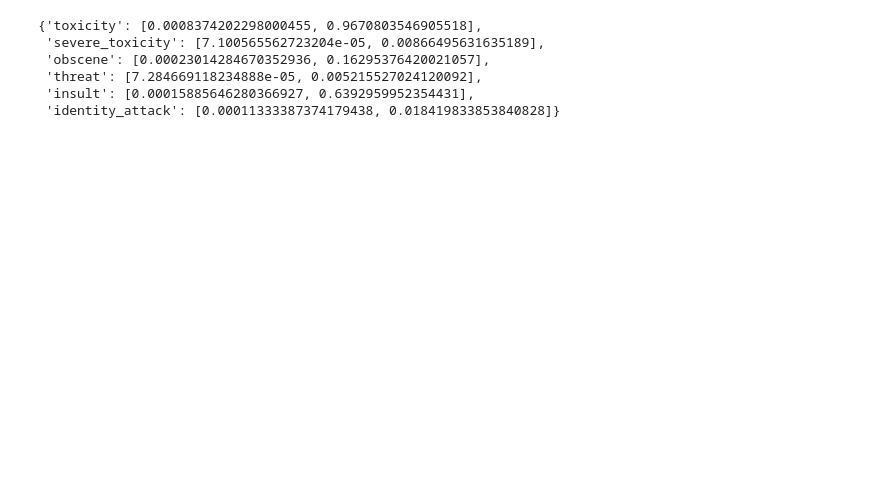
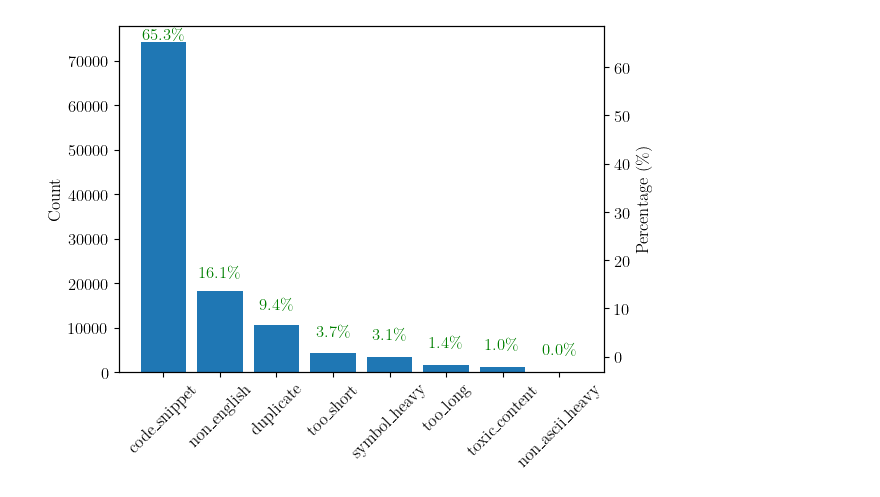
Before and after one commit to IsuraManchanayake/pipe, a Jupyter notebook: inspect.ipynb, the cells around one changed output. Saved outputs shown, nothing was run; the diff lists cells and outputs as text; code cells hidden in the pictures; blank space fills up the shorter version.

Commit message:
Add Record.anonymized, record.html_extracted. Update logging in pipeline. Update the inspect notebook. Add the notebook's output plot pdfs. Add matplotlib to requirements.

```diff
--- a/inspect.ipynb
+++ b/inspect.ipynb
@@ -4,8 +17,9 @@ import matplotlib.pyplot as plt
 # %%
 cleaned_path = 'outputs/cleaned.jsonl'
+omit_path = 'outputs/omit_data.jsonl'
+original_path = 'mainpipe_data_v1.jsonl'
 # %%
-cleaned_objs = []
-with open(cleaned_path, encoding='utf-8') as inf:
-    for line in inf:
-        cleaned_obj = json.loads(line)
-        cleaned_objs.append(cleaned_obj)
+def read_jsonl(path):
+    with open(path, 'r', encoding='utf-8') as f:
+        for line in f:
+            yield json.loads(line)
@@ -151,9 +26,30 @@ detox_model = Detoxify('original-small')
-# %%
-detox_model.predict(['Hello there', 'You are a horrible person!'])
-# %% [output]
-{'toxicity': [0.0008374202298000455, 0.9670803546905518],
- 'severe_toxicity': [7.100565562723204e-05, 0.00866495631635189],
- 'obscene': [0.00023014284670352936, 0.16295376420021057],
- 'threat': [7.284669118234888e-05, 0.005215527024120092],
- 'insult': [0.00015885646280366927, 0.6392959952354431],
- 'identity_attack': [0.00011333387374179438, 0.018419833853840828]}
+# %%
+omit_records = list(read_jsonl(omit_path))
+# %%
+omit_reasons = Counter()
+
+for omit_record in omit_records:
+    reason = omit_record['reason']
+    omit_reasons[reason] += 1
+# %%
+fig, ax = plt.subplots()
+sorted_reasons = dict(sorted(omit_reasons.items(), key=lambda item: item[1], reverse=True))
+ax.bar(sorted_reasons.keys(), sorted_reasons.values())
+ax.tick_params(axis='x', labelrotation=45)
+ax.set_ylabel('Count')
+ax2 = ax.twinx()
+
+total_omits = sum(sorted_reasons.values())
+percentages = [count / total_omits * 100 for count in sorted_reasons.values()]
+ax2.plot(sorted_reasons.keys(), percentages, color='orange', marker='o', linestyle='--', label='Percentage')
+ax2.lines[0].set_visible(False)
+# show percentage values on top of the points
+for i, percentage in enumerate(percentages):
+    ax2.text(i, percentage + 0.5, f'{percentage:.1f}\\%', color='green', ha='center')
+ax2.set_ylabel('Percentage (\\%)')
+
+fig.tight_layout()
+plt.savefig('insights/omit-reasons.pdf', bbox_inches='tight')
+plt.show()
+# %% [output]
+[figure, added]
```
Also changed, not shown: parts of 15 cells of this notebook, 7 other files.
